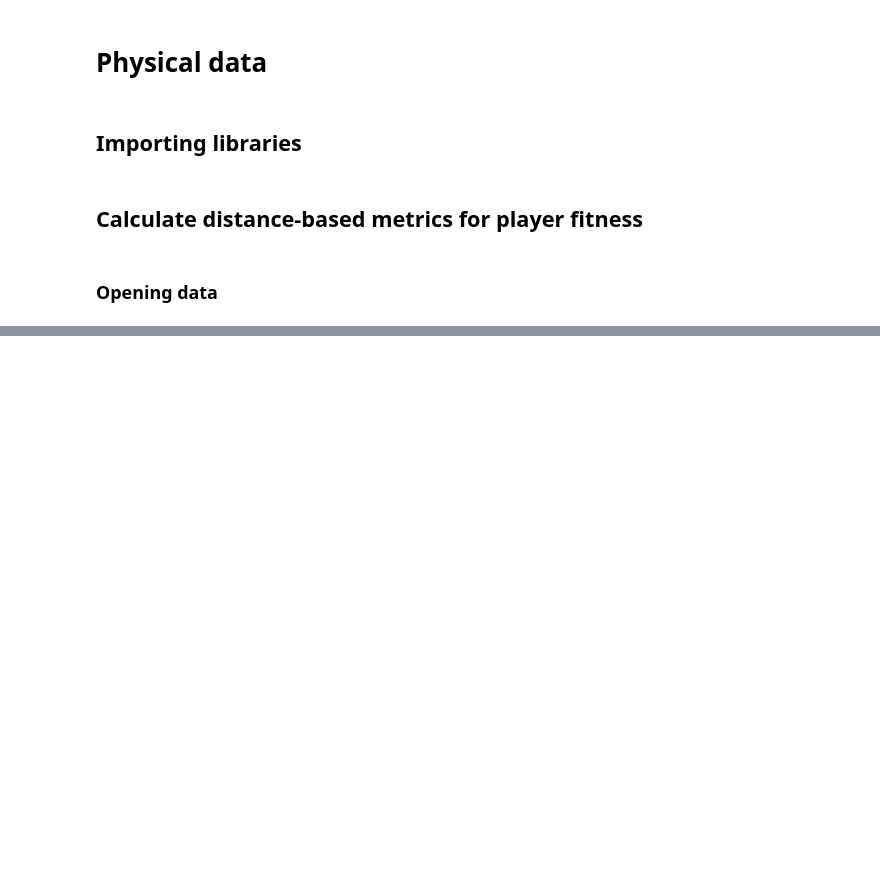
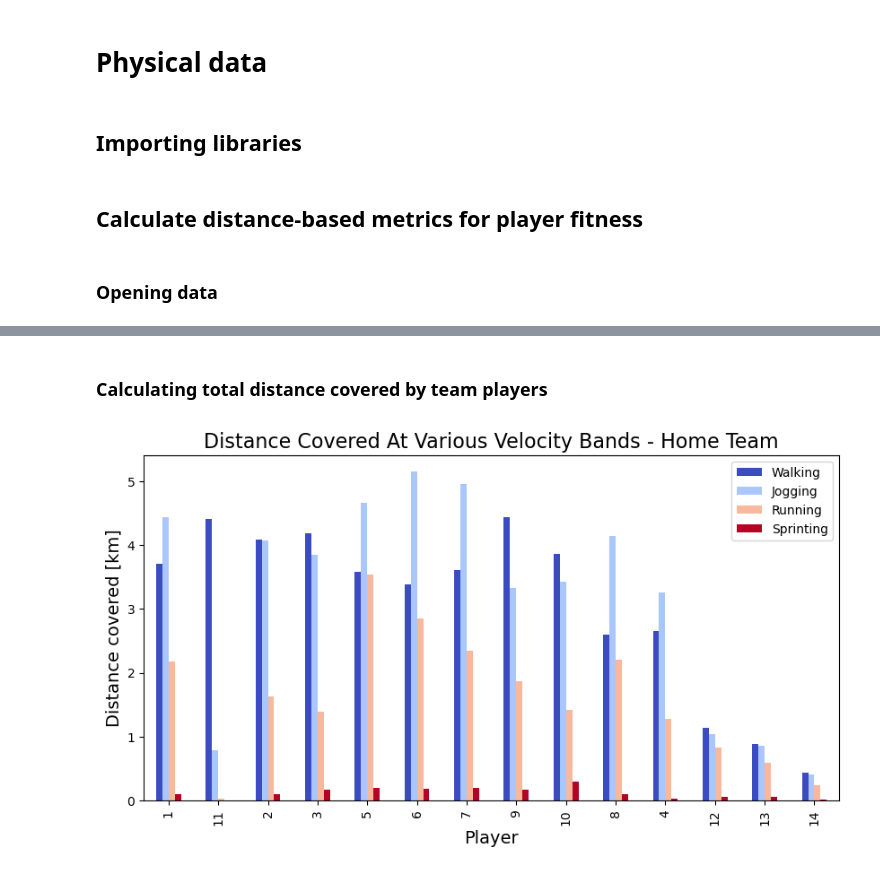
Before and after one commit to Florian-DENIS/soccermatics, a Jupyter notebook: PhysicalData.ipynb, the cells around one changed output, grey strips where cells are left out. Saved outputs shown, nothing was run; the diff lists cells and outputs as text; code cells hidden in the pictures; blank space fills up the shorter version.

```diff
--- a/PhysicalData.ipynb
+++ b/PhysicalData.ipynb
@@ -46,0 +153,37 @@ ValueError: `axis` must be fewer than the number of dimensions (1)
+# %% [markdown]
+### Calculating total distance covered by team players
+# %%
+walking = []
+jogging = []
+running = []
+sprinting = []
+for player in home_summary.index:
+    column = 'Home_' + player + '_speed'
+    # walking (less than 2 m/s)
+    player_distance = tracking_home.loc[tracking_home[column] < 2, column].sum() / 25. / 1000
+    walking.append(player_distance)
+    # jogging (between 2 and 4 m/s)
+    player_distance = tracking_home.loc[
+                          (tracking_home[column] >= 2) & (tracking_home[column] < 4), column].sum() / 25. / 1000
+    jogging.append(player_distance)
+    # running (between 4 and 7 m/s)
+    player_distance = tracking_home.loc[
+                          (tracking_home[column] >= 4) & (tracking_home[column] < 7), column].sum() / 25. / 1000
+    running.append(player_distance)
+    # sprinting (greater than 7 m/s)
+    player_distance = tracking_home.loc[tracking_home[column] >= 7, column].sum() / 25. / 1000
+    sprinting.append(player_distance)
+
+home_summary['Walking'] = walking
+home_summary['Jogging'] = jogging
+home_summary['Running'] = running
+home_summary['Sprinting'] = sprinting
+
+
+ax = home_summary[['Walking','Jogging','Running','Sprinting']].plot.bar(colormap='coolwarm', figsize=(10, 5))
+ax.set_xlabel('Player', fontsize = 14)
+ax.set_ylabel('Distance covered [km]', fontsize = 14)
+ax.set_title('Distance Covered At Various Velocity Bands - Home Team', fontsize = 16)
+plt.show()
+# %% [output]
+[figure, added]
```
Also changed, not shown: parts of 14 cells of this notebook, 5 other files.
